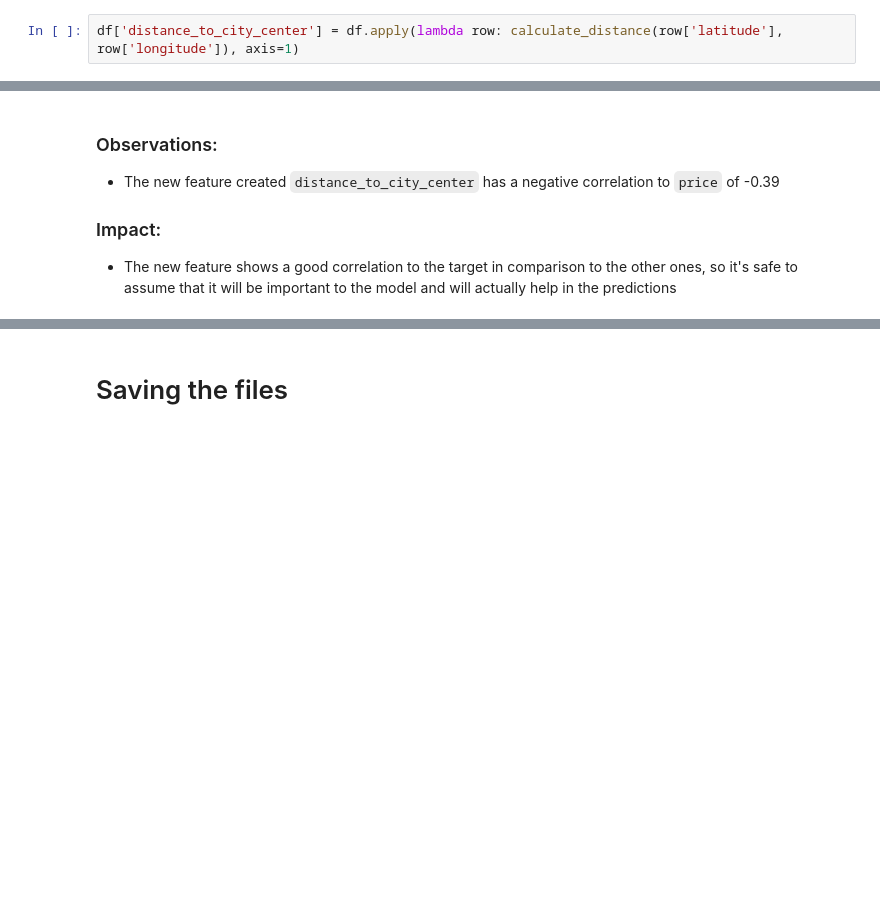
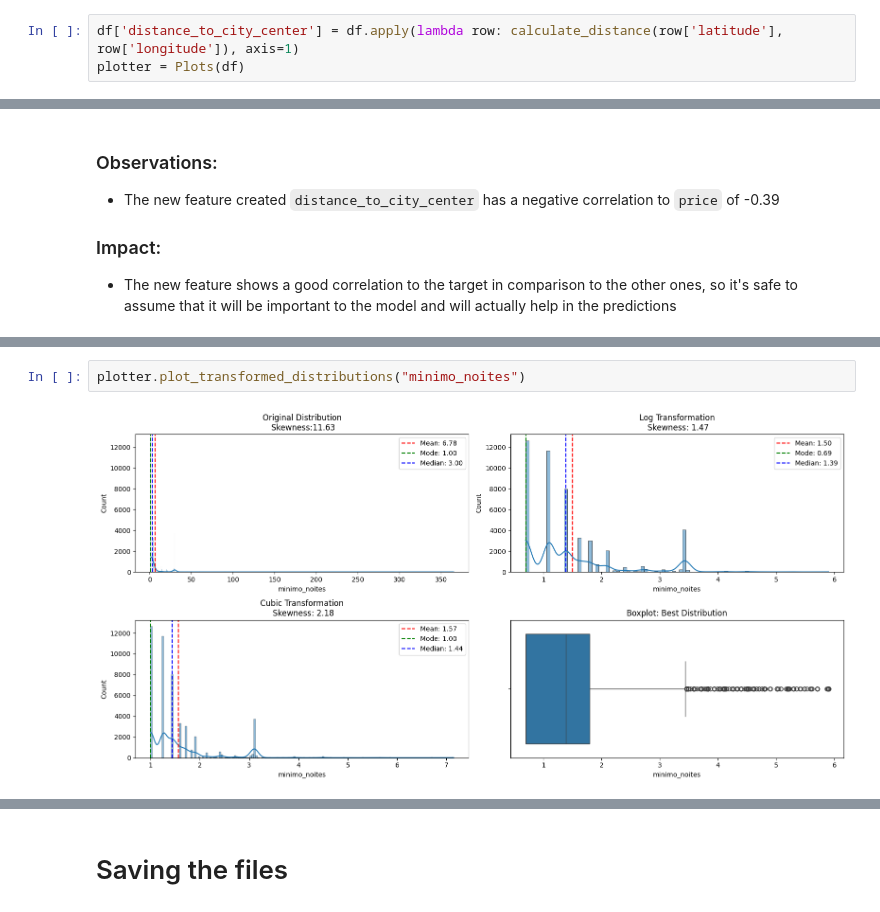
Before and after one commit to vitorccmanso/LH_CD_VITOR-CUNHA, a Jupyter notebook: Notebooks/Feature Engineering.ipynb, the cells around one changed output, grey strips where cells are left out. Saved outputs shown, nothing was run; the diff lists cells and outputs as text; blank space fills up the shorter version.

Commit message:
Added distribution analysis and saved the dataset for the models

```diff
--- a/Notebooks/Feature Engineering.ipynb
+++ b/Notebooks/Feature Engineering.ipynb
@@ -38,3 +40,4 @@ plot_corr(df, "spearman")
 df = df.drop(columns=["nome", "disponibilidade_365"])
 # %%
 df['distance_to_city_center'] = df.apply(lambda row: calculate_distance(row['latitude'], row['longitude']), axis=1)
+plotter = Plots(df)
@@ -49,0 +57,4 @@ plot_corr(df, "spearman")
+# %%
+plotter.plot_transformed_distributions("minimo_noites")
+# %% [output]
+[figure, added]
```
Also changed, not shown: parts of 19 cells of this notebook, 2 other files.
